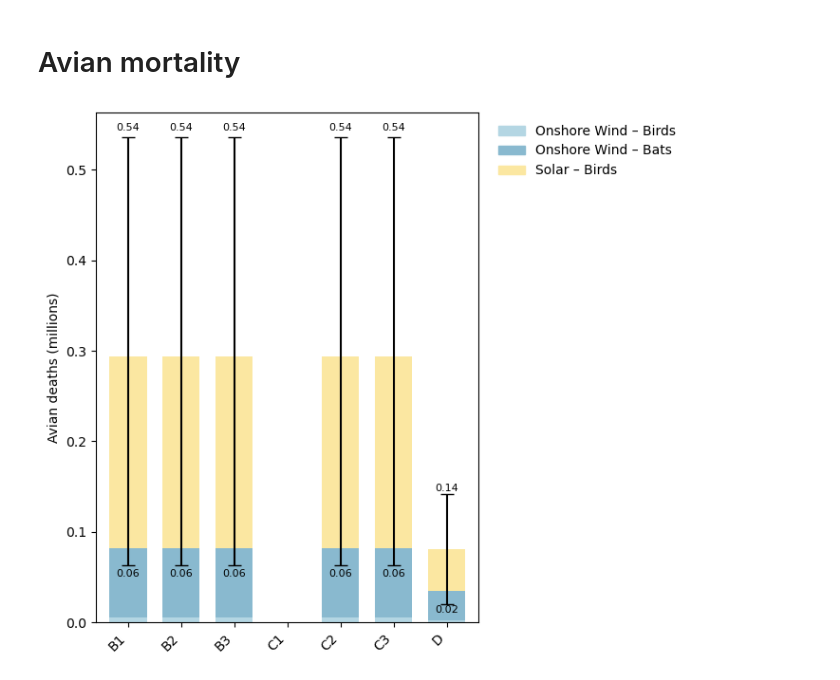
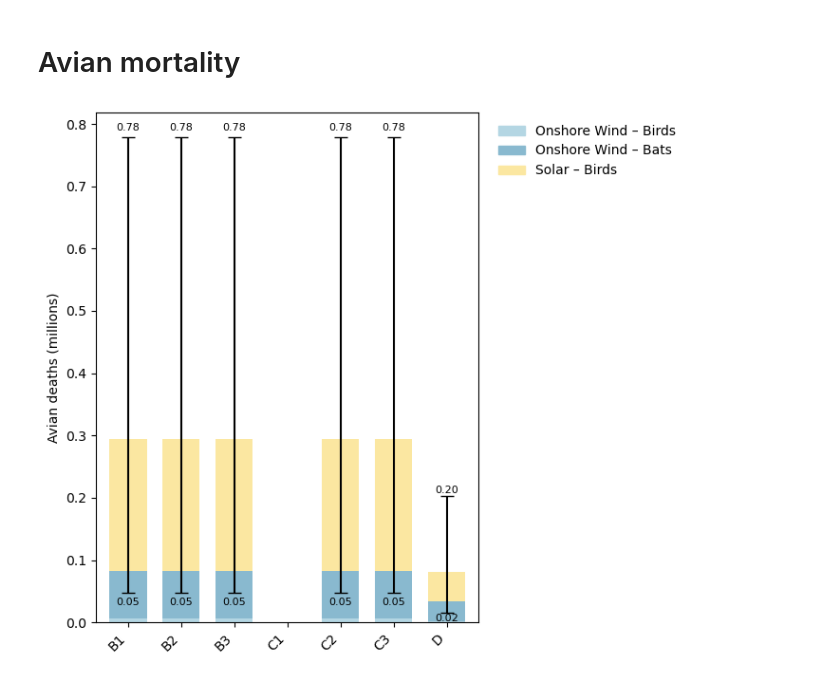
Before and after one commit to amirgazar/Decarbonization-Tradeoffs, a Jupyter notebook: 5 Ecological impacts/Avian_mortality.ipynb, the cells around one changed output. Saved outputs shown, nothing was run; the diff lists cells and outputs as text; code cells hidden in the pictures.

```diff
--- a/5 Ecological impacts/Avian_mortality.ipynb
+++ b/5 Ecological impacts/Avian_mortality.ipynb
@@ -64,8 +64,8 @@ mean_df     = pd.DataFrame(
 
 total_by_sim = samples.sum(axis=2)       # (n_sims, n_paths)
 mean_total   = total_by_sim.mean(axis=0)
-low_total    = np.percentile(total_by_sim,  10, axis=0)
-high_total   = np.percentile(total_by_sim,  90, axis=0)
+low_total    = np.percentile(total_by_sim,  5, axis=0)
+high_total   = np.percentile(total_by_sim,  95, axis=0)
 
 # asymmetric error bars
 err_low   = mean_total - low_total
@@ -131,31 +131,31 @@ plt.show()
 ci_low_sp  = np.percentile(samples,  10, axis=0)  # (n_paths,3)
 ci_high_sp = np.percentile(samples,  90, axis=0)
 
 rows = ["Onshore Bird","Onshore Bat","Solar Bird","Sum"]
 avian_table = pd.DataFrame(index=rows, columns=pathways, dtype=object)
 
 # fill species rows
 for j, cat in enumerate(rows[:-1]):
     for i, pw in enumerate(pathways):
         m  = mean_df.at[pw, cat]
         lo = ci_low_sp[i, j]
         hi = ci_high_sp[i, j]
         avian_table.at[cat, pw] = f"{m:.2f} ({lo:.2f}-{hi:.2f})"
 
 # fill Sum row
 for i, pw in enumerate(pathways):
     m  = mean_total[i]
     lo = low_total[i]
     hi = high_total[i]
     avian_table.at["Sum", pw] = f"{m:.2f} ({lo:.2f}-{hi:.2f})"
 
 avian_table.index.name = "Category"
 avian_table.insert(0, "Unit", ["Avian deaths (millions)"] * len(rows))
 
 avian_table.to_excel(
     "avian_deaths_summary.xlsx",
     sheet_name="Avian deaths",
     startrow=1
 )
 # %% [output]
-[figure, old version]
+[figure, new version]
```
Also changed, not shown: 23 other files.
